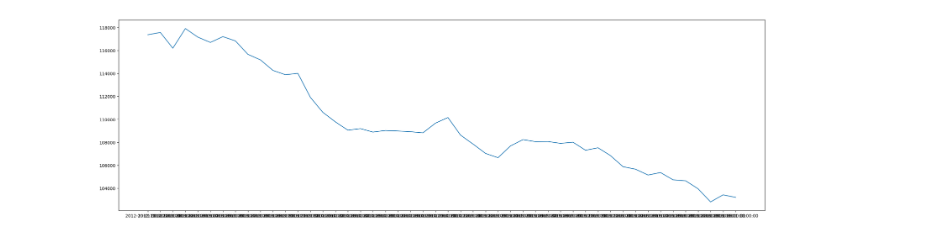
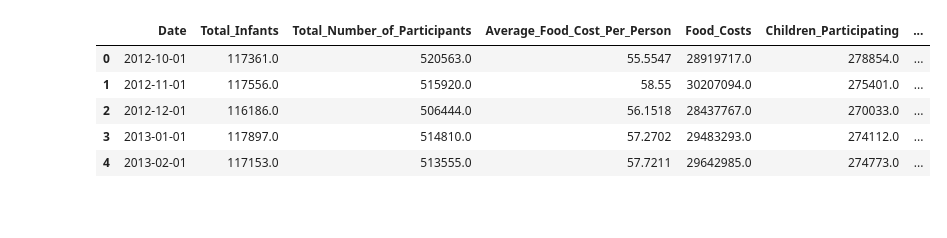
Before and after one commit to kevin-klau/nourishNow, a Jupyter notebook: mapleHacks.ipynb, the cells around one changed output. Drawn from its saved outputs; the diff is of its cells as text; code cells hidden in the pictures; blank space fills up the shorter version.

```diff
--- a/mapleHacks.ipynb
+++ b/mapleHacks.ipynb
@@ -12,39 +13,50 @@ def createStateDf(state, year):
     folder = "data/WICAgencies{}ytd/".format(year)
 
     stateDict = {
         "Date": pd.read_csv("data/WICAgencies{}ytd/Children_Participating.csv".format(year)).columns[1:-1]
     }
 
     for dataFile in os.listdir(folder):
         file = folder + dataFile
         stateDf = pd.read_csv(file).dropna()
 
 
         if len(stateDf.columns) == 14:
             stateData = stateDf[ stateDf[stateDf.columns[0]] == state ]
 
             stateData = np.array(stateDf[ stateDf[stateDf.columns[0]] == state ]).flatten()
             stateData = stateData[1:-1]
 
             stateDict[str(dataFile)[0:-4]] = stateData
 
-    return pd.DataFrame(stateDict).drop()
+    return pd.DataFrame(stateDict).drop(["Infants_Fully_Breastfed", "Infants_Fully_Formula-fed",
+                                         "Infants_Partially_Breastfed","Postpartum_Women_Participating",
+                                         "Pregnant_Women_Participating","Rebates_Received",
+                                         "Total_Breastfeeding_Women", "Women_Fully_Breastfeeding",
+                                         "Women_Partially_Breastfeeding"], axis=1)
+
+
+def trunc(df):
+    for i, date in enumerate(df["Date"]):
+        df.loc[i, "Date"] =  date[:-9]
+    return df
 
 
 def createFourYearDf(state):
     years = ["2013", "2014", "2015", "2016"]
     returnDf = pd.DataFrame()
 
     for year in years:
-        returnDf = pd.concat([returnDf, createStateDf(state, year)], axis=0)
+        returnDf = pd.concat([returnDf, trunc(createStateDf(state, year))], axis=0)
 
     return returnDf.reset_index(drop=True)
 
 dfNewYork = createFourYearDf("New York")
+dfNewYork.head()
+# %% [output]
+|  | Date | Total_Infants | Total_Number_of_Participants | Average_Food_Cost_Per_Person | Food_Costs | Children_Participating | ... |
+| 0 | 2012-10-01 | 117361.0 | 520563.0 | 55.5547 | 28919717.0 | 278854.0 | ... |
+| 1 | 2012-11-01 | 117556.0 | 515920.0 | 58.55 | 30207094.0 | 275401.0 | ... |
+| 2 | 2012-12-01 | 116186.0 | 506444.0 | 56.1518 | 28437767.0 | 270033.0 | ... |
+| 3 | 2013-01-01 | 117897.0 | 514810.0 | 57.2702 | 29483293.0 | 274112.0 | ... |
+| 4 | 2013-02-01 | 117153.0 | 513555.0 | 57.7211 | 29642985.0 | 274773.0 | ... |
-# %%
-
-plt.figure(figsize=(27, 8))
-plt.plot(dfNewYork["Date"], dfNewYork["Total_Infants"])
-plt.show()
-# %% [output]
-[figure, removed]
```
Also changed, not shown: parts of 9 cells of this notebook, 1 other file.
